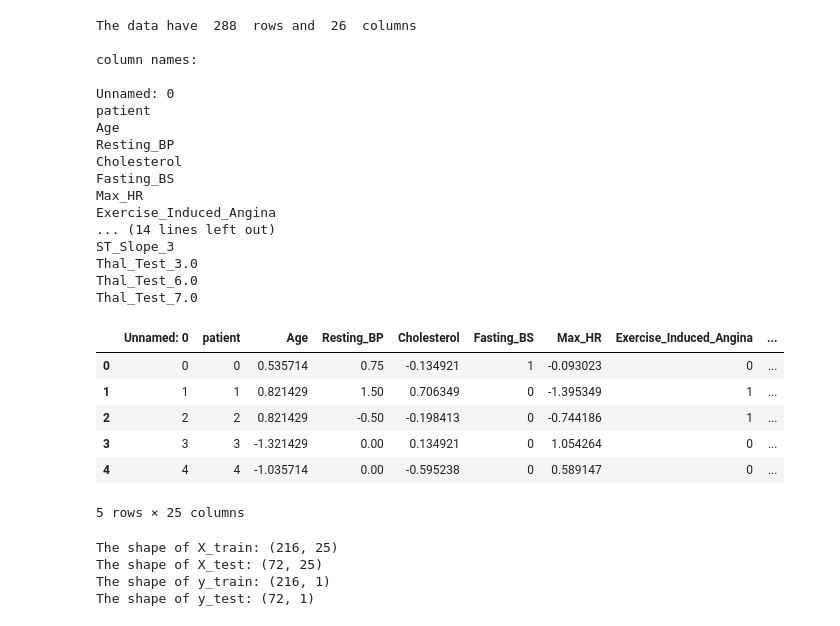
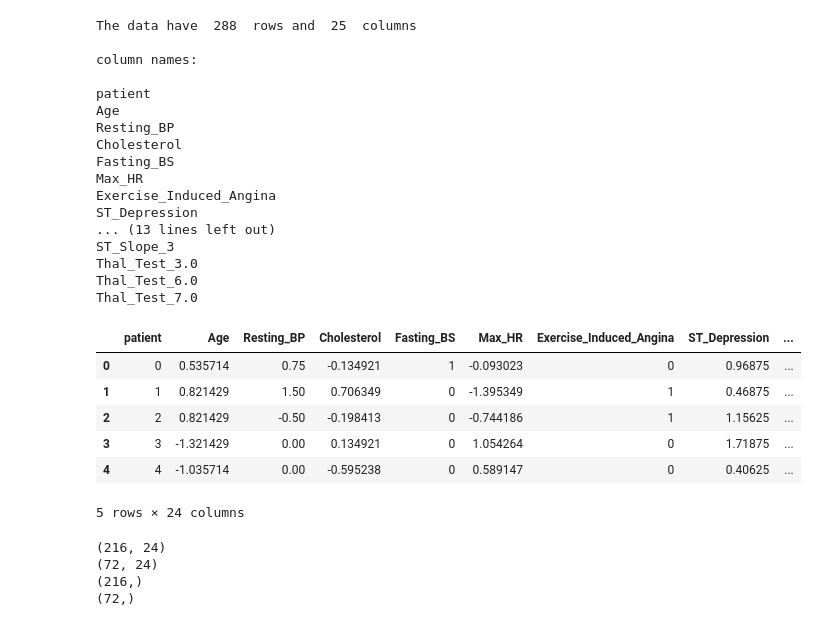
Before and after one commit to QMeier/heart-disease-capstone, a Jupyter notebook: 4_preprocessing_and_training.ipynb, the cells around one changed output. Saved outputs shown, nothing was run; the diff lists cells and outputs as text; code cells hidden in the pictures.

```diff
--- a/4_preprocessing_and_training.ipynb
+++ b/4_preprocessing_and_training.ipynb
@@ -29,13 +29,12 @@ print('The data have ', df.shape[0], ' rows and ', df.shape[1], ' columns\n')
 print('column names: \n')
 print('\n'.join(list(df.columns)))
 
-df.to_csv('df_cleaned.csv')
+df.to_csv('df_cleaned.csv', index= False)
 # %% [output]
-The data have  288  rows and  26  columns
+The data have  288  rows and  25  columns
 
 column names:
 
-Unnamed: 0
 patient
 Age
 Resting_BP
@@ -43,7 +42,8 @@ Cholesterol
 Fasting_BS
 Max_HR
 Exercise_Induced_Angina
-... (14 lines left out)
+ST_Depression
+... (13 lines left out)
 ST_Slope_3
 Thal_Test_3.0
 Thal_Test_6.0
@@ -51,32 +51,35 @@ Thal_Test_7.0
 # %%
 continous_features = ["Age","Resting_BP","Cholesterol","Max_HR","ST_Depression"]
 target_feature = ["Disease"]
 #define features and target
-X = df.drop(["Disease"], axis=1)
-y = df[["Disease"]]
+X = df.drop(columns = ["Disease"], axis=1)
+y = df["Disease"]
+
+
 
 # instantiating the scaler
 scaler = RobustScaler()
 
 # scale continuous features
 X[continous_features] = scaler.fit_transform(X[continous_features])
 X.head()
 # %% [output]
-|  | Unnamed: 0 | patient | Age | Resting_BP | Cholesterol | Fasting_BS | Max_HR | Exercise_Induced_Angina | ... |
-| 0 | 0 | 0 | 0.535714 | 0.75 | -0.134921 | 1 | -0.093023 | 0 | ... |
-| 1 | 1 | 1 | 0.821429 | 1.50 | 0.706349 | 0 | -1.395349 | 1 | ... |
-| 2 | 2 | 2 | 0.821429 | -0.50 | -0.198413 | 0 | -0.744186 | 1 | ... |
-| 3 | 3 | 3 | -1.321429 | 0.00 | 0.134921 | 0 | 1.054264 | 0 | ... |
-| 4 | 4 | 4 | -1.035714 | 0.00 | -0.595238 | 0 | 0.589147 | 0 | ... |
+|  | patient | Age | Resting_BP | Cholesterol | Fasting_BS | Max_HR | Exercise_Induced_Angina | ST_Depression | ... |
+| 0 | 0 | 0.535714 | 0.75 | -0.134921 | 1 | -0.093023 | 0 | 0.96875 | ... |
+| 1 | 1 | 0.821429 | 1.50 | 0.706349 | 0 | -1.395349 | 1 | 0.46875 | ... |
+| 2 | 2 | 0.821429 | -0.50 | -0.198413 | 0 | -0.744186 | 1 | 1.15625 | ... |
+| 3 | 3 | -1.321429 | 0.00 | 0.134921 | 0 | 1.054264 | 0 | 1.71875 | ... |
+| 4 | 4 | -1.035714 | 0.00 | -0.595238 | 0 | 0.589147 | 0 | 0.40625 | ... |
-5 rows × 25 columns
+5 rows × 24 columns
 # %%
-X_train, X_test, y_train, y_test = train_test_split(X,y, test_size = 0.25, random_state = 1234)
-print("The shape of X_train:", X_train.shape)
-print("The shape of X_test:", X_test.shape)
-print("The shape of y_train:", y_train.shape)
-print("The shape of y_test:", y_test.shape)
+#ensure the train/test sets have similar incidence of heart disease by stratifying y
+X_train, X_test, y_train, y_test = train_test_split(X, y, random_state = 42, stratify = y)
+print(X_train.shape)
+print(X_test.shape)
+print(y_train.shape)
+print(y_test.shape)
 # %% [output]
-The shape of X_train: (216, 25)
-The shape of X_test: (72, 25)
-The shape of y_train: (216, 1)
-The shape of y_test: (72, 1)
+(216, 24)
+(72, 24)
+(216,)
+(72,)
```
Also changed, not shown: parts of 3 cells of this notebook, 6 other files.
